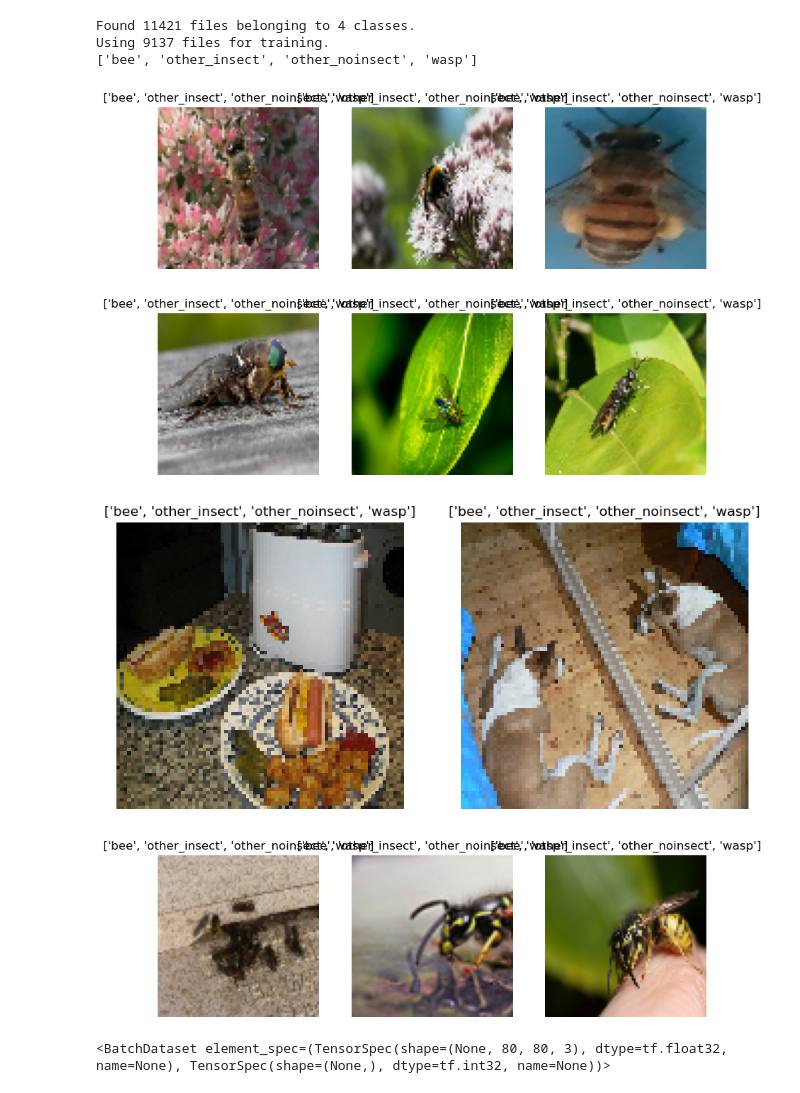
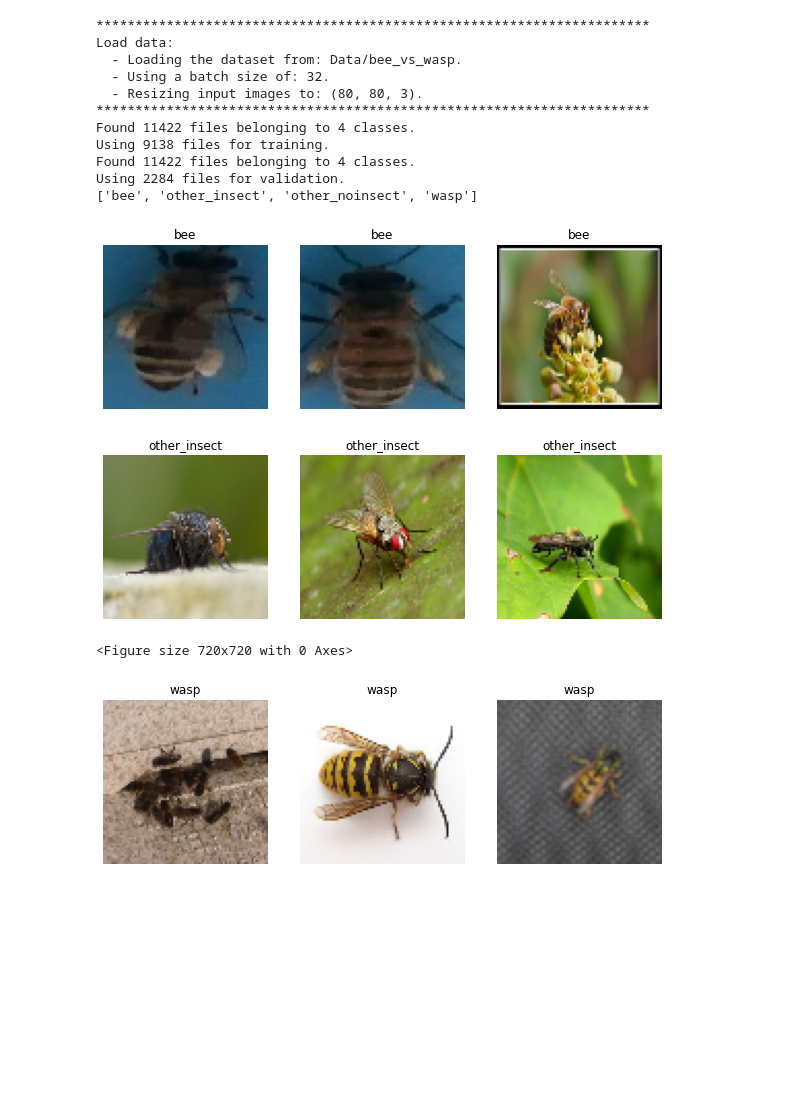
Before and after one commit to PracticumAI/deep_learning_2_draft, a Jupyter notebook: 03.5_bees_vs_wasp_hyperparameter_optimization.ipynb, the cells around one changed output. Saved outputs shown, nothing was run; the diff lists cells and outputs as text; code cells hidden in the pictures; blank space fills up the shorter version.

```diff
--- a/03.5_bees_vs_wasp_hyperparameter_optimization.ipynb
+++ b/03.5_bees_vs_wasp_hyperparameter_optimization.ipynb
@@ -18,5 +18,14 @@ import numpy as np # Import numpy
 # %%
 def load_display_data(path, batch_size=32, shape=(80,80,3), show_pictures=True):
+    '''Takes a path, batch size, target shape for images and optionally whether to show sample images.
+       Returns training and testing datasets
+    '''
+    print("***********************************************************************")
+    print("Load data:")
+    print(f"  - Loading the dataset from: {path}.")
+    print(f"  - Using a batch size of: {batch_size}.")
+    print(f"  - Resizing input images to: {shape}.")
+    print("***********************************************************************")
     # Define the directory path
     directory_path = path
 
@@ -28,51 +37,70 @@ def load_display_data(path, batch_size=32, shape=(80,80,3), show_pictures=True):
     image_size = shape[:2]
 
     # Load the dataset
-    dataset = tf.keras.preprocessing.image_dataset_from_directory(
+    X_train = tf.keras.preprocessing.image_dataset_from_directory(
         directory_path,
         batch_size=batch_size,
         image_size=image_size,
         validation_split=0.2,
         subset='training',
         seed=123,
         labels='inferred',
         label_mode='int'
     )
 
+    X_test = tf.keras.preprocessing.image_dataset_from_directory(
+        directory_path,
+        batch_size=batch_size,
+        image_size=image_size,
+        validation_split=0.2,
+        subset='validation',
+        seed=123,
+        labels='inferred',
+        label_mode='int'
+    )
+
     if show_pictures:
         # Get the class names
-        class_names = dataset.class_names
+        class_names = X_train.class_names
         print(class_names)
 
-        # Display 3 images from each of the categories
-        for i, class_name in enumerate(class_names ):
+        # Display up to 3 images from each of the categories
+        for i, class_name in enumerate(class_names):
             plt.figure(figsize=(10, 10))
-            for images, labels in dataset.take(1):
+            for images, labels in X_train.take(1):
                 images = images.numpy()
                 labels = labels.numpy()
 
                 # Filter images of the current class
                 class_images = images[labels == i]
 
-                # Number of images to show, limited by batch_size or specific number
+                # Number of images to show.
+                # Limited by number of this class in the batch or specific number
                 num_images = min(len(class_images), 3)
 
                 for j in range(num_images):
                     ax = plt.subplot(1, num_images, j + 1)
                     plt.imshow(class_images[j].astype("uint8"))
-                    plt.title(class_names)
+                    plt.title(class_name)
                     plt.axis("off")
             plt.show()
-    return dataset
+    return X_train, X_test
 
-load_display_data("Data/bee_vs_wasp", batch_size=32, shape=(80,80,3), show_pictures=True)
+X_train, X_test = load_display_data("Data/bee_vs_wasp", batch_size=32, shape=(80,80,3), show_pictures=True)
 # %% [output]
-Found 11421 files belonging to 4 classes.
-Using 9137 files for training.
+***********************************************************************
+Load data:
+  - Loading the dataset from: Data/bee_vs_wasp.
+  - Using a batch size of: 32.
+  - Resizing input images to: (80, 80, 3).
+***********************************************************************
+Found 11422 files belonging to 4 classes.
+Using 9138 files for training.
+Found 11422 files belonging to 4 classes.
+Using 2284 files for validation.
 ['bee', 'other_insect', 'other_noinsect', 'wasp']
-[figure, old version]
+[figure, new version]
-[figure, old version]
+[figure, new version]
+<Figure size 720x720 with 0 Axes>
-[figure, old version]
+[figure, new version]
-[figure, removed]
-<BatchDataset element_spec=(TensorSpec(shape=(None, 80, 80, 3), dtype=tf.float32, name=None), TensorSpec(shape=(None,), dtype=tf.int32, name=None))>
 # %%
```
Also changed, not shown: parts of 6 cells of this notebook.
